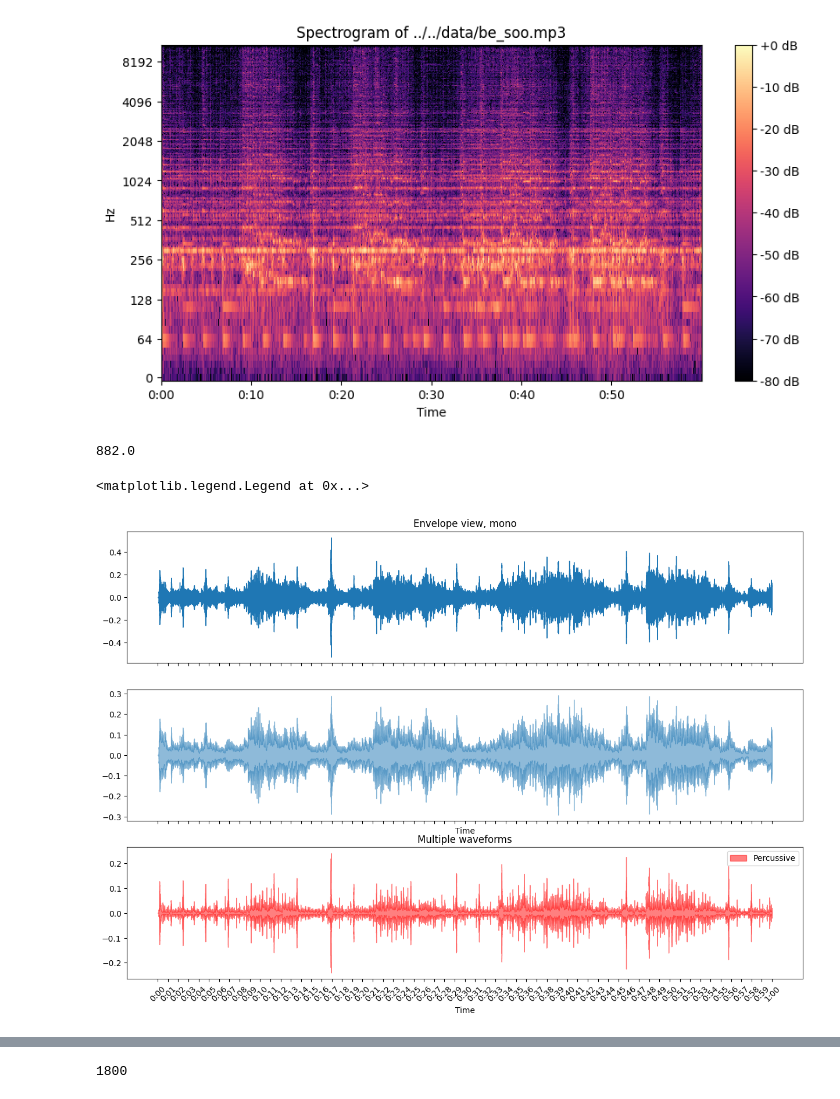
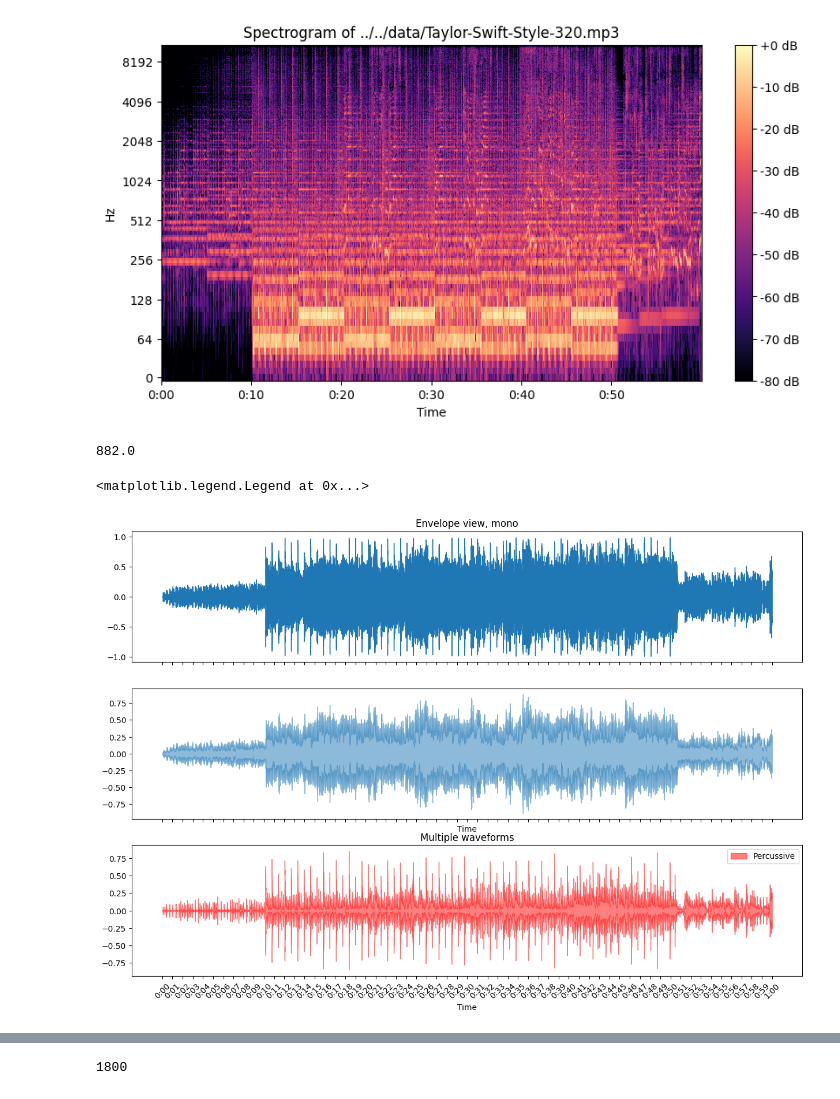
Before and after one commit to myprogrammerpersonality/RhythmMusicVisualizer, a Jupyter notebook: exp/main.ipynb, the cells around one changed output, grey strips where cells are left out. Cells and saved outputs as stored; diff of their text form; code cells hidden in the pictures.

```diff
--- a/exp/main.ipynb
+++ b/exp/main.ipynb
@@ -4,24 +4,24 @@ import numpy as np
 import matplotlib.pyplot as plt
 # %%
 # Load the audio file using librosa
-file_path = "../../data/be_soo.mp3"
+file_path = "../../data/Taylor-Swift-Style-320.mp3"
 duration = 60
 sample_rate = None
 
 y, sr = librosa.load(file_path, duration=duration)
 
 # Generate the spectrogram
 D = librosa.amplitude_to_db(np.abs(librosa.stft(y)), ref=np.max)
 
 # Display the spectrogram
 plt.figure(figsize=(10, 5))
 librosa.display.specshow(D, sr=sr, x_axis='time', y_axis='log')
 plt.colorbar(format='%+2.0f dB')
 plt.title('Spectrogram of ' + file_path)
 
 plt.show()
 # %% [output]
-[figure, old version]
+[figure, new version]
 # %%
 sr / 25
 # %% [output]
@@ -49,4 +49,4 @@ ax[2].set(title='Multiple waveforms')
 ax[2].legend()
 # %% [output]
 <matplotlib.legend.Legend at 0x...>
-[figure, old version]
+[figure, new version]
```
Also changed, not shown: parts of 7 cells of this notebook, 3 other files.
